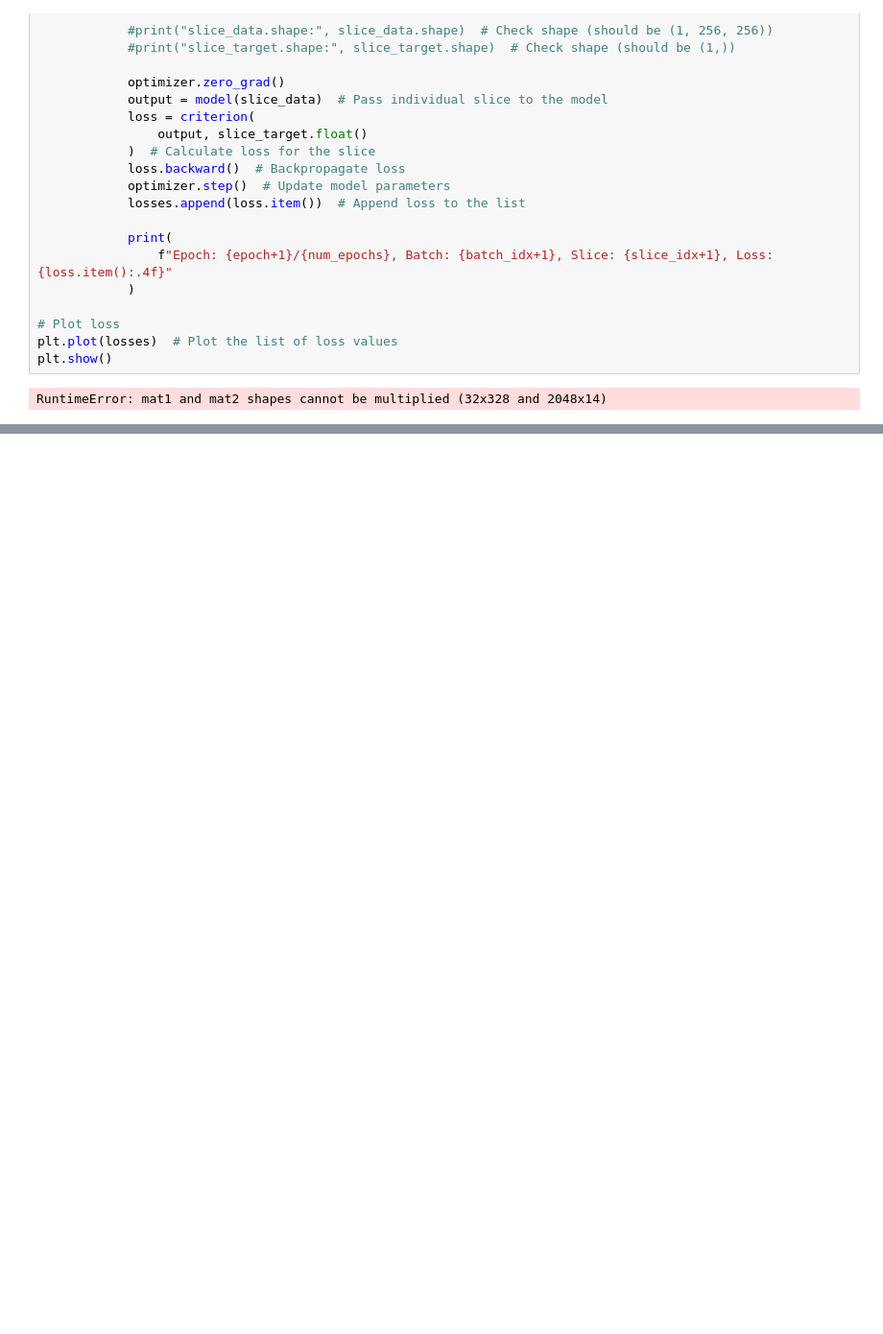
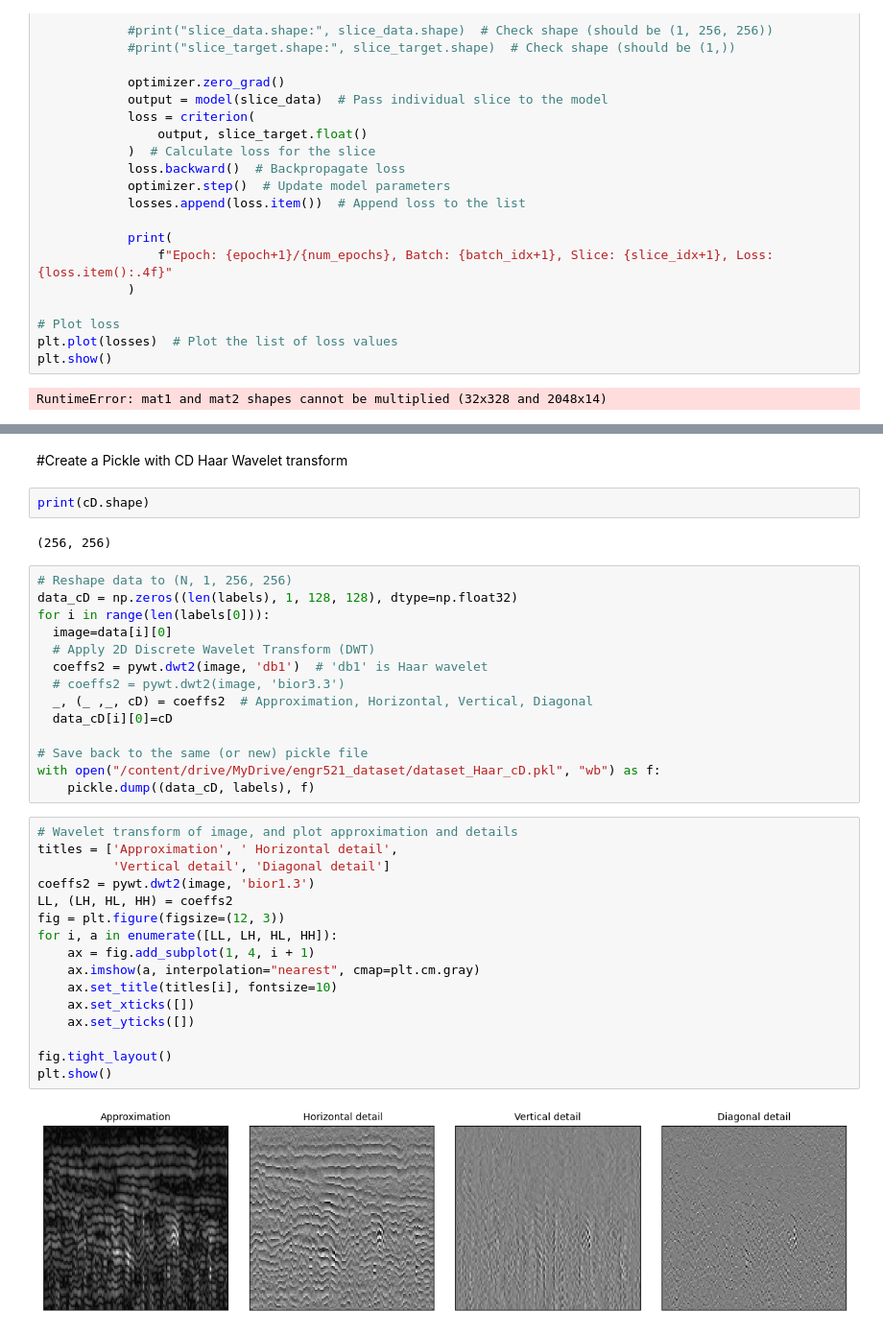
Before and after one commit to ai40uw/engr521, a Jupyter notebook: engr521_group1.ipynb, the cells around one changed output, grey strips where cells are left out. Shown at 96% size. Saved outputs shown, nothing was run; the diff lists cells and outputs as text; blank space fills up the shorter version.

```diff
--- a/engr521_group1.ipynb
+++ b/engr521_group1.ipynb
@@ -549,0 +906,38 @@ RuntimeError: mat1 and mat2 shapes cannot be multiplied (32x328 and 2048x14)
+# %% [markdown]
+#Create a Pickle with CD Haar Wavelet transform
+# %%
+print(cD.shape)
+# %% [output]
+(256, 256)
+# %%
+# Reshape data to (N, 1, 256, 256)
+data_cD = np.zeros((len(labels), 1, 128, 128), dtype=np.float32)
+for i in range(len(labels[0])):
+  image=data[i][0]
+  # Apply 2D Discrete Wavelet Transform (DWT)
+  coeffs2 = pywt.dwt2(image, 'db1')  # 'db1' is Haar wavelet
+  # coeffs2 = pywt.dwt2(image, 'bior3.3')
+  _, (_ ,_, cD) = coeffs2  # Approximation, Horizontal, Vertical, Diagonal
+  data_cD[i][0]=cD
+
+# Save back to the same (or new) pickle file
+with open("/content/drive/MyDrive/engr521_dataset/dataset_Haar_cD.pkl", "wb") as f:
+    pickle.dump((data_cD, labels), f)
+# %%
+# Wavelet transform of image, and plot approximation and details
+titles = ['Approximation', ' Horizontal detail',
+          'Vertical detail', 'Diagonal detail']
+coeffs2 = pywt.dwt2(image, 'bior1.3')
+LL, (LH, HL, HH) = coeffs2
+fig = plt.figure(figsize=(12, 3))
+for i, a in enumerate([LL, LH, HL, HH]):
+    ax = fig.add_subplot(1, 4, i + 1)
+    ax.imshow(a, interpolation="nearest", cmap=plt.cm.gray)
+    ax.set_title(titles[i], fontsize=10)
+    ax.set_xticks([])
+    ax.set_yticks([])
+
+fig.tight_layout()
+plt.show()
+# %% [output]
+[figure, added]
```
Also changed, not shown: parts of 20 cells of this notebook.
